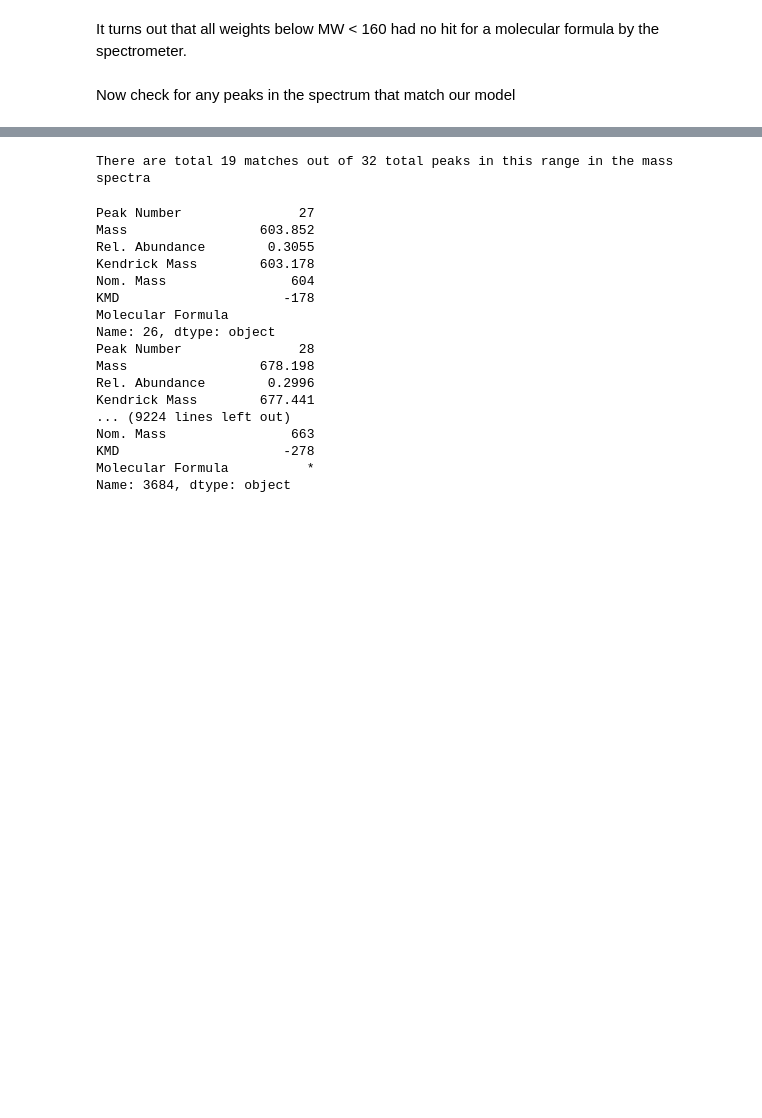
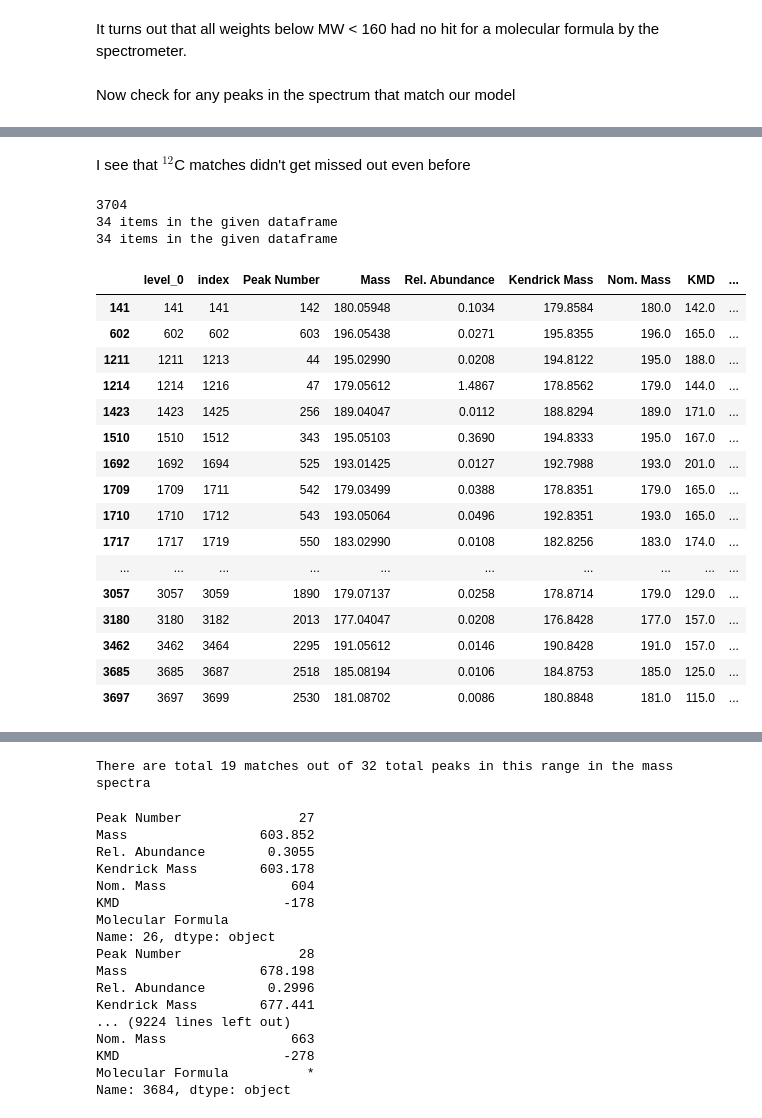
Before and after one commit to Reaction-Space-Explorer/reac-space-exp, a Jupyter notebook: plots/mass_spectra_plot.ipynb, the cells around one changed output, grey strips where cells are left out. Cells and saved outputs as stored; diff of their text form; code cells hidden in the pictures; blank space fills up the shorter version.

```diff
--- a/plots/mass_spectra_plot.ipynb
+++ b/plots/mass_spectra_plot.ipynb
@@ -54,0 +169,2 @@ Now check for any peaks in the spectrum that match our model
+# %% [markdown]
+I see that $^{12}$C matches didn't get missed out even before
@@ -54,0 +192,25 @@ Now check for any peaks in the spectrum that match our model
+# %%
+cleaned_wet_dex = clean_data(wet_dextrose)
+cleaned_dry_dex = clean_data(dry_dextrose)
+cleaned_wet_dex
+# %% [output]
+3704
+34 items in the given dataframe
+34 items in the given dataframe
+|  | level_0 | index | Peak Number | Mass | Rel. Abundance | Kendrick Mass | Nom. Mass | KMD | ... |
+| 141 | 141 | 141 | 142 | 180.05948 | 0.1034 | 179.8584 | 180.0 | 142.0 | ... |
+| 602 | 602 | 602 | 603 | 196.05438 | 0.0271 | 195.8355 | 196.0 | 165.0 | ... |
+| 1211 | 1211 | 1213 | 44 | 195.02990 | 0.0208 | 194.8122 | 195.0 | 188.0 | ... |
+| 1214 | 1214 | 1216 | 47 | 179.05612 | 1.4867 | 178.8562 | 179.0 | 144.0 | ... |
+| 1423 | 1423 | 1425 | 256 | 189.04047 | 0.0112 | 188.8294 | 189.0 | 171.0 | ... |
+| 1510 | 1510 | 1512 | 343 | 195.05103 | 0.3690 | 194.8333 | 195.0 | 167.0 | ... |
+| 1692 | 1692 | 1694 | 525 | 193.01425 | 0.0127 | 192.7988 | 193.0 | 201.0 | ... |
+| 1709 | 1709 | 1711 | 542 | 179.03499 | 0.0388 | 178.8351 | 179.0 | 165.0 | ... |
+| 1710 | 1710 | 1712 | 543 | 193.05064 | 0.0496 | 192.8351 | 193.0 | 165.0 | ... |
+| 1717 | 1717 | 1719 | 550 | 183.02990 | 0.0108 | 182.8256 | 183.0 | 174.0 | ... |
+| ... | ... | ... | ... | ... | ... | ... | ... | ... | ... |
+| 3057 | 3057 | 3059 | 1890 | 179.07137 | 0.0258 | 178.8714 | 179.0 | 129.0 | ... |
+| 3180 | 3180 | 3182 | 2013 | 177.04047 | 0.0208 | 176.8428 | 177.0 | 157.0 | ... |
+| 3462 | 3462 | 3464 | 2295 | 191.05612 | 0.0146 | 190.8428 | 191.0 | 157.0 | ... |
+| 3685 | 3685 | 3687 | 2518 | 185.08194 | 0.0106 | 184.8753 | 185.0 | 125.0 | ... |
+| 3697 | 3697 | 3699 | 2530 | 181.08702 | 0.0086 | 180.8848 | 181.0 | 115.0 | ... |
```
Also changed, not shown: parts of 19 cells of this notebook.
